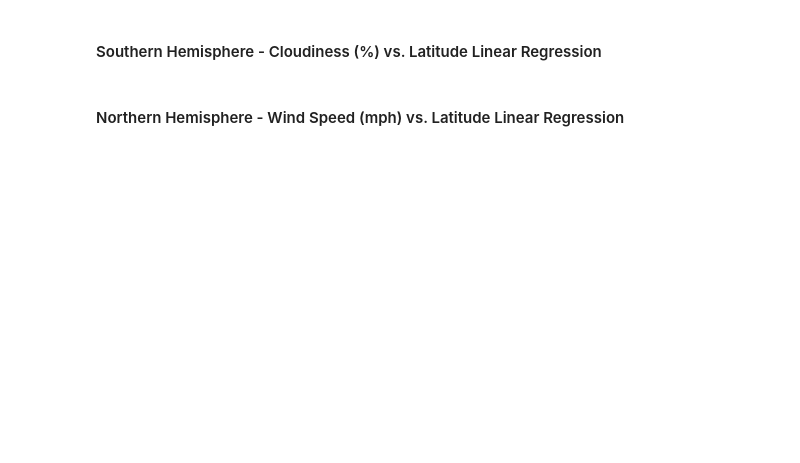
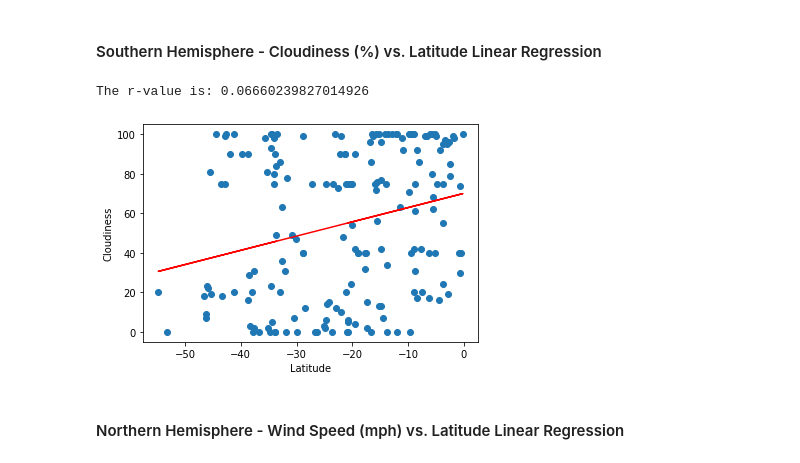
Before and after one commit to ismahanadan/What-is-the-Weather-Like-Python-API, a Jupyter notebook: What's the Weather Like-Python API/Instructions/starter_code/WeatherPy.ipynb, the cells around one changed output. Cells and saved outputs as stored; diff of their text form; code cells hidden in the pictures; blank space fills up the shorter version.

```diff
--- a/What's the Weather Like-Python API/Instructions/starter_code/WeatherPy.ipynb
+++ b/What's the Weather Like-Python API/Instructions/starter_code/WeatherPy.ipynb
@@ -405,4 +416,15 @@ The r-value is: 0.03837448358570073
 # %% [markdown]
 ####  Southern Hemisphere - Cloudiness (%) vs. Latitude Linear Regression
+# %%
+x_values = southernlat_df["Latitude"]
+y_values = southernlat_df["Cloudiness"]
+plt.ylabel("Cloudiness")
+linear_regression_plot(x_values,y_values,'Cloudiness',(4,40))
+
+# Show plot
+plt.show()
+# %% [output]
+The r-value is: 0.06660239827014926
+[figure, added]
 # %% [markdown]
 ####  Northern Hemisphere - Wind Speed (mph) vs. Latitude Linear Regression
```
Also changed, not shown: parts of 3 cells of this notebook.
